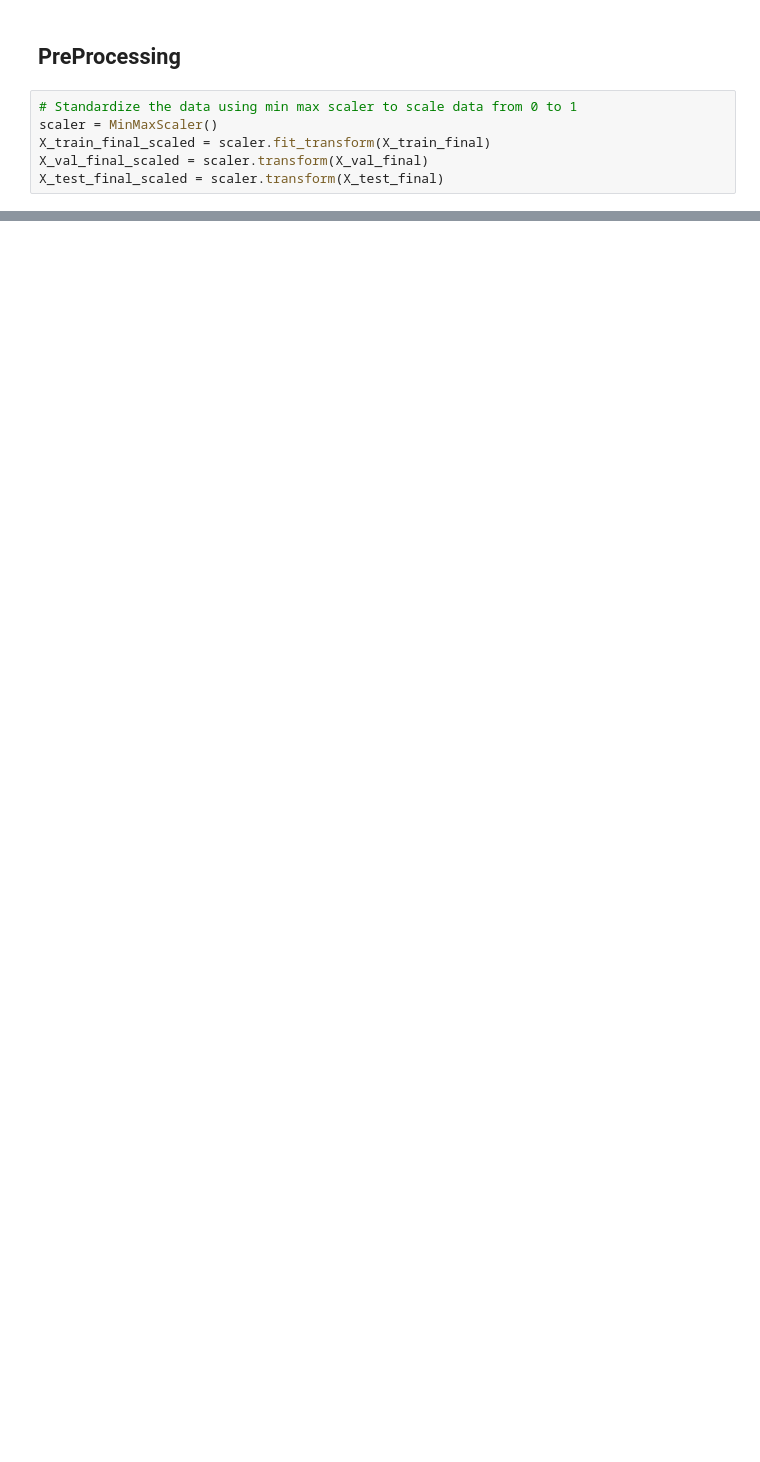
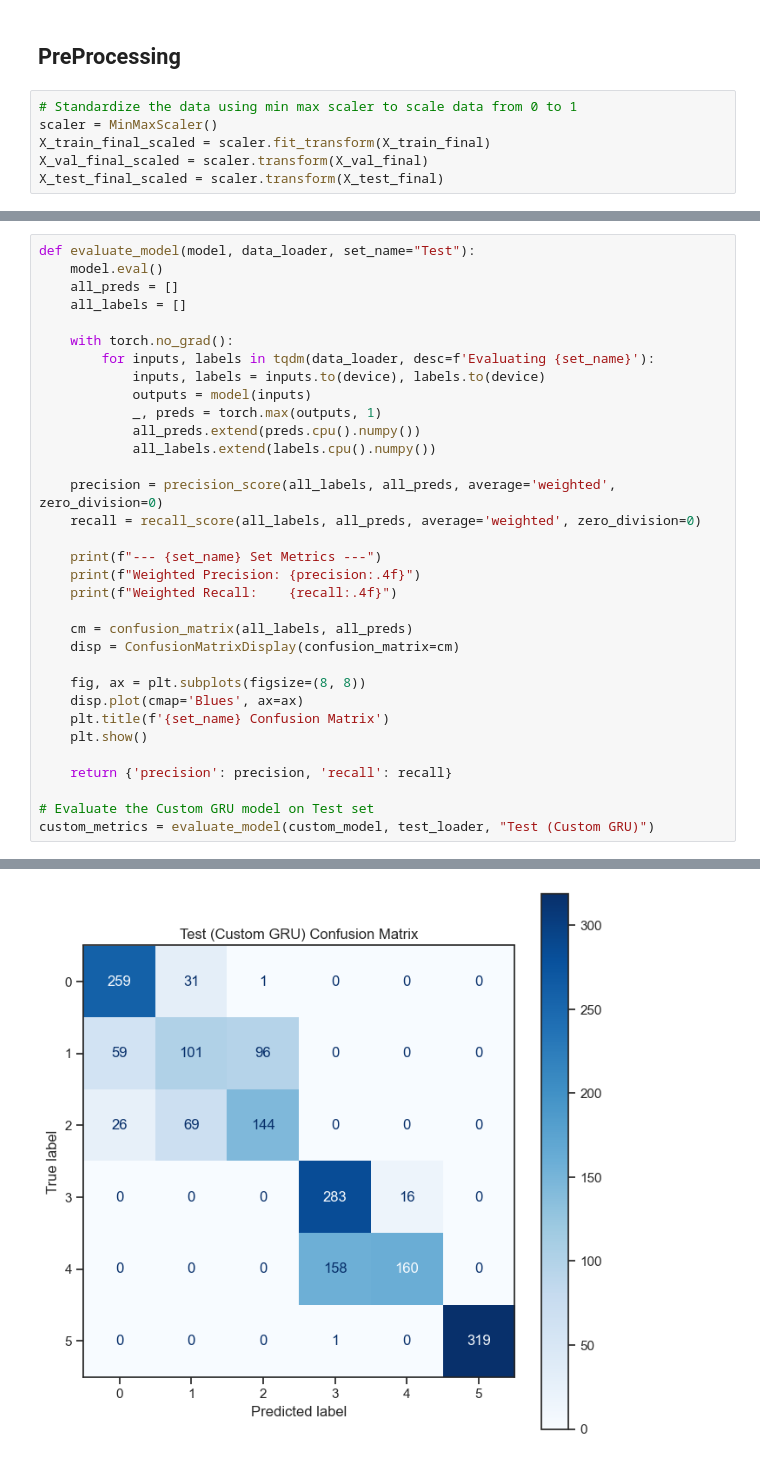
Before and after one commit to ShambaC/Deep-Learning-Lab-AI69202, a Jupyter notebook: Class 7/25AI92F02_Assignment7.ipynb, the cells around one changed output, grey strips where cells are left out. Saved outputs shown, nothing was run; the diff lists cells and outputs as text; blank space fills up the shorter version.

```diff
--- a/Class 7/25AI92F02_Assignment7.ipynb
+++ b/Class 7/25AI92F02_Assignment7.ipynb
@@ -182,0 +381,34 @@ X_test_final_scaled = scaler.transform(X_test_final)
+# %%
+def evaluate_model(model, data_loader, set_name="Test"):
+    model.eval()
+    all_preds = []
+    all_labels = []
+
+    with torch.no_grad():
+        for inputs, labels in tqdm(data_loader, desc=f'Evaluating {set_name}'):
+            inputs, labels = inputs.to(device), labels.to(device)
+            outputs = model(inputs)
+            _, preds = torch.max(outputs, 1)
+            all_preds.extend(preds.cpu().numpy())
+            all_labels.extend(labels.cpu().numpy())
+
+    precision = precision_score(all_labels, all_preds, average='weighted', zero_division=0)
+    recall = recall_score(all_labels, all_preds, average='weighted', zero_division=0)
+
+    print(f"--- {set_name} Set Metrics ---")
+    print(f"Weighted Precision: {precision:.4f}")
+    print(f"Weighted Recall:    {recall:.4f}")
+
+    cm = confusion_matrix(all_labels, all_preds)
+    disp = ConfusionMatrixDisplay(confusion_matrix=cm)
+
+    fig, ax = plt.subplots(figsize=(8, 8))
+    disp.plot(cmap='Blues', ax=ax)
+    plt.title(f'{set_name} Confusion Matrix')
+    plt.show()
+
+    return {'precision': precision, 'recall': recall}
+
+# Evaluate the Custom GRU model on Test set
+custom_metrics = evaluate_model(custom_model, test_loader, "Test (Custom GRU)")
+# %% [output]
@@ -182,0 +418 @@ X_test_final_scaled = scaler.transform(X_test_final)
+[figure, added]
```
Also changed, not shown: parts of 20 cells of this notebook, 2 other files.
